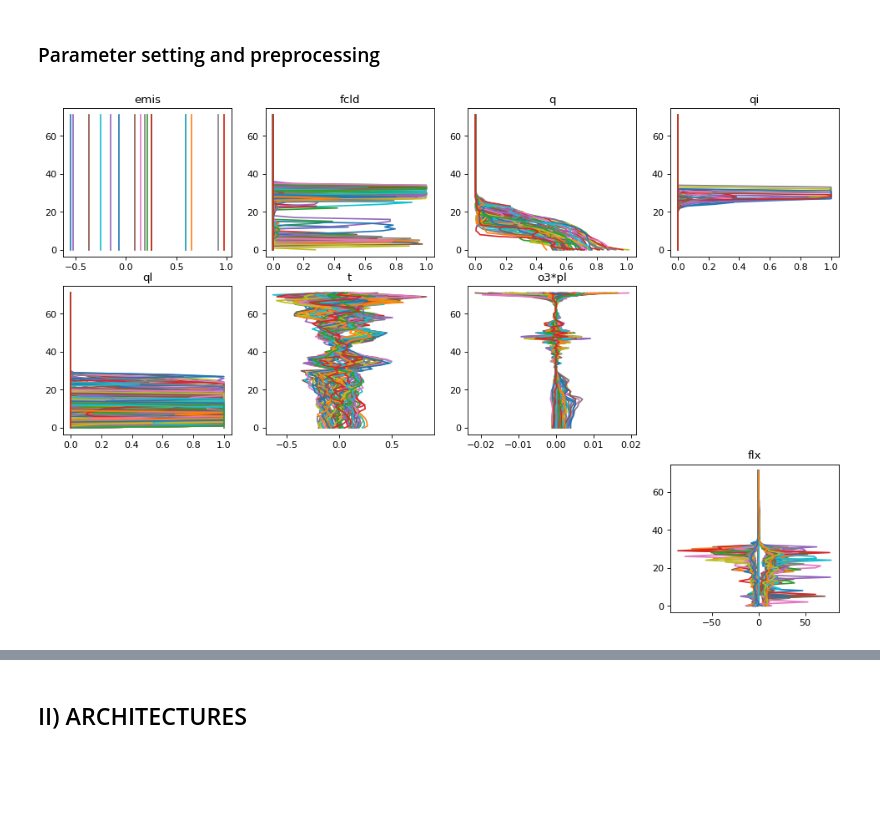
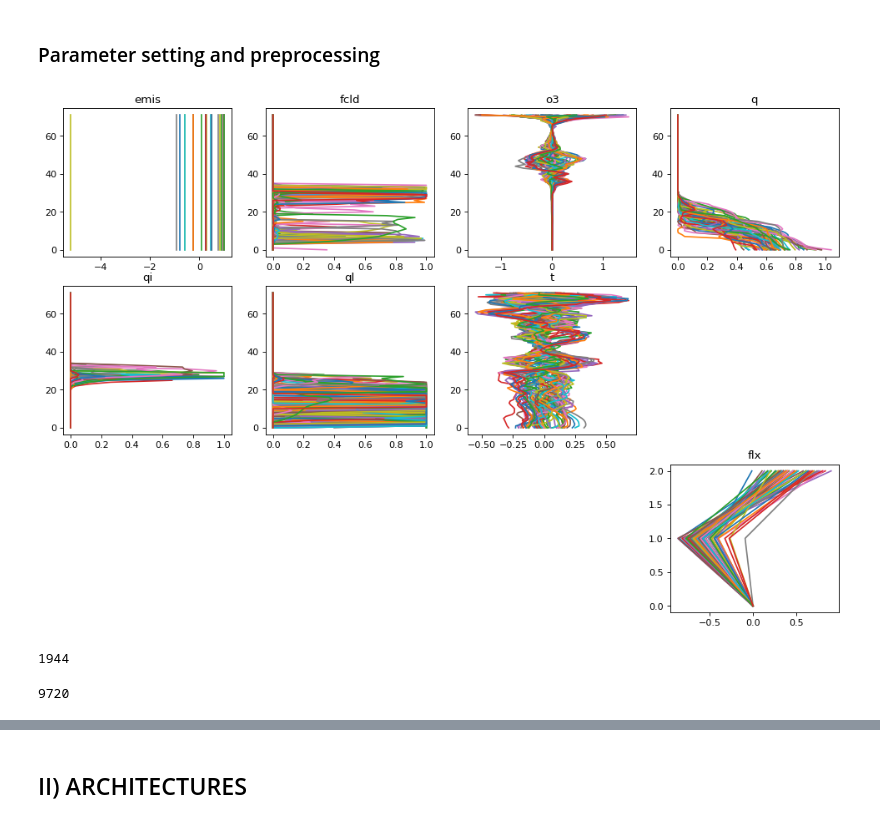
Before and after one commit to VIsh76/FLX_NN_emulation, a Jupyter notebook: model_trainer.ipynb, the cells around one changed output, grey strips where cells are left out. Saved outputs shown, nothing was run; the diff lists cells and outputs as text; code cells hidden in the pictures; blank space fills up the shorter version.

```diff
--- a/model_trainer.ipynb
+++ b/model_trainer.ipynb
@@ -28,7 +28,6 @@ Using TensorFlow backend.
 # %% [markdown]
 ### Parameter setting and preprocessing
 # %%
-
 np.random.seed(0)
 D2 = []
 D2 = [DictPrepross(['o3','pl','t'], [Level_Normalizer(False),Level_Normalizer(True), Level_Normalizer(False)] )]
@@ -38,30 +37,43 @@ D = [Load_FLX_dict()]
 Klist = []
 fit_genator = Up_and_Down_Generator(folder=data_folder, batch_size=512, train=True, preprocess_x=D)
 
-#D2[0]['pl'].fit(fit_genator[0][0][:,:,3])
+D2[0]['pl'].fit(fit_genator[0][0][:,:,3])
 D2[0]['o3'].fit(fit_genator[0][0][:,:,2])
 D2[0]['t'].fit(fit_genator[0][0][:,:,-2])
 
 Klist =[]
-Klist = [ProdKernel([('o3', 'pl')])]
+#Klist = [ProdKernel([('o3', 'pl'),('t','pl'), ('t','q') ])]
 
 # V
-V = [VarSuppression(['ts', 'rl', 'ri','pl', 'o3'])]
+V = [VarSuppression(['ts', 'rl', 'ri','pl'])]
 
 ##### Full Preprocessing :
 FP = D + D2 + Klist + V
 ##### b_size
 batch_size= 64
 
+normal_generator = Basic_Generator(folder=data_folder, batch_size=100*batch_size)
 train_generator =  Up_and_Down_Generator(folder=data_folder, batch_size=batch_size, train=True, preprocess_x=FP)
 validation_generator = Up_and_Down_Generator(folder=data_folder, batch_size=batch_size, train=False, preprocess_x=FP, custom_b_p_e = 50)
 
 header_x = train_generator.used_variables
 header_y = train_generator.new_variables_pred
+
+in_channel=len(header_x)
+o_channel = len(header_y)
 # %%
 from utils import Plot_Batch
 
 x,y = train_generator[0]
-Plot_Batch(x,y,header_x, swap=True)
+
+Plot_Batch(x,y[:,36],header_x, swap=True)
 # %% [output]
-[figure, old version]
+[figure, new version]
+# %%
+train_generator.batch_per_file
+# %% [output]
+1944
+# %%
+1944*5
+# %% [output]
+9720
```
Also changed, not shown: parts of 25 cells of this notebook, 18 other files.
